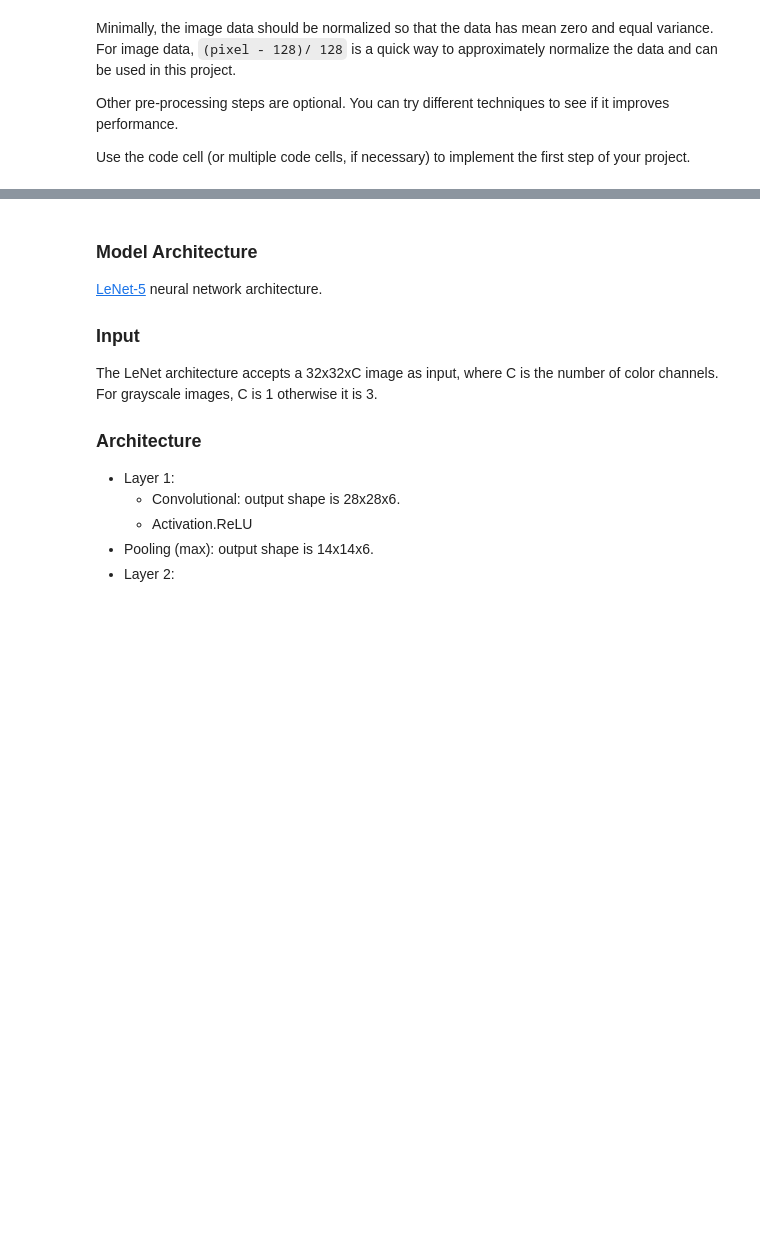
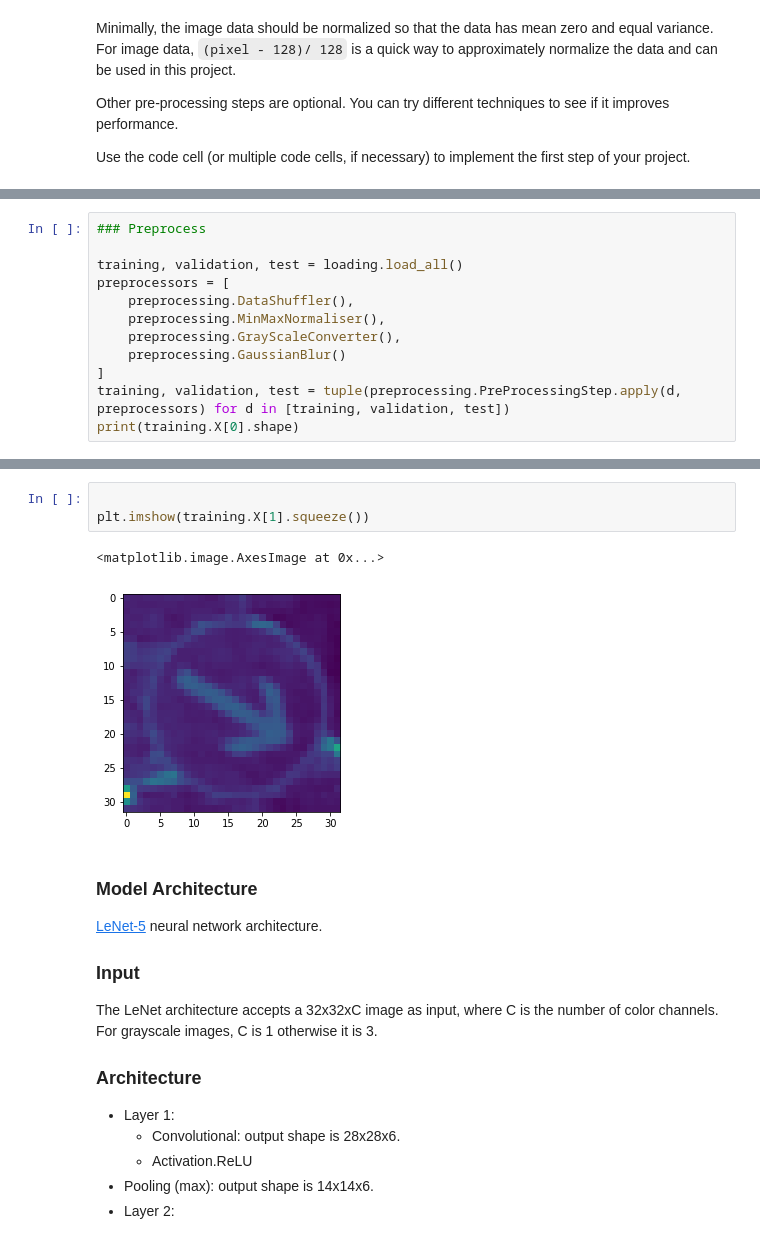
Before and after one commit to saksham/CarND-Traffic-Sign-Classifier-Project, a Jupyter notebook: Traffic_Sign_Classifier.ipynb, the cells around one changed output, grey strips where cells are left out. Cells and saved outputs as stored; diff of their text form; blank space fills up the shorter version.

Commit message:
Implemented pre-processing.

```diff
--- a/Traffic_Sign_Classifier.ipynb
+++ b/Traffic_Sign_Classifier.ipynb
@@ -144,0 +131,12 @@ training, validation = (preprocessing.normalise(d) for d in [training, validatio
+# %%
+### Preprocess
+
+training, validation, test = loading.load_all()
+preprocessors = [
+    preprocessing.DataShuffler(),
+    preprocessing.MinMaxNormaliser(),
+    preprocessing.GrayScaleConverter(),
+    preprocessing.GaussianBlur()
+]
+training, validation, test = tuple(preprocessing.PreProcessingStep.apply(d, preprocessors) for d in [training, validation, test])
+print(training.X[0].shape)
@@ -145,3 +162,9 @@ training, validation = (preprocessing.normalise(d) for d in [training, validatio
+# %%
+
+plt.imshow(training.X[1].squeeze())
+# %% [output]
+<matplotlib.image.AxesImage at 0x...>
+[figure, added]
 # %% [markdown]
 ### Model Architecture
 [LeNet-5](http://yann.lecun.com/exdb/lenet/) neural network architecture.
```
Also changed, not shown: parts of 5 cells of this notebook, 5 other files.
